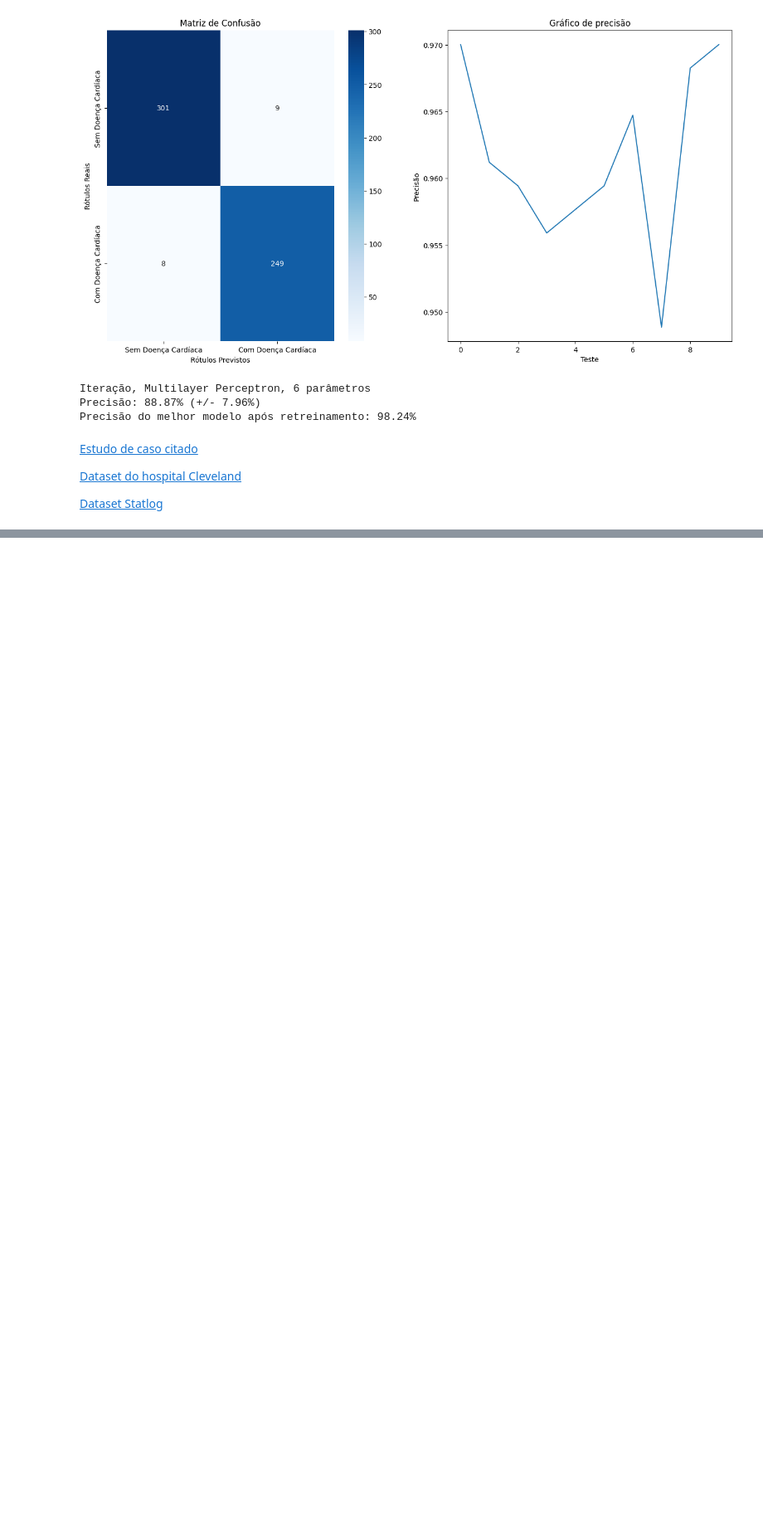
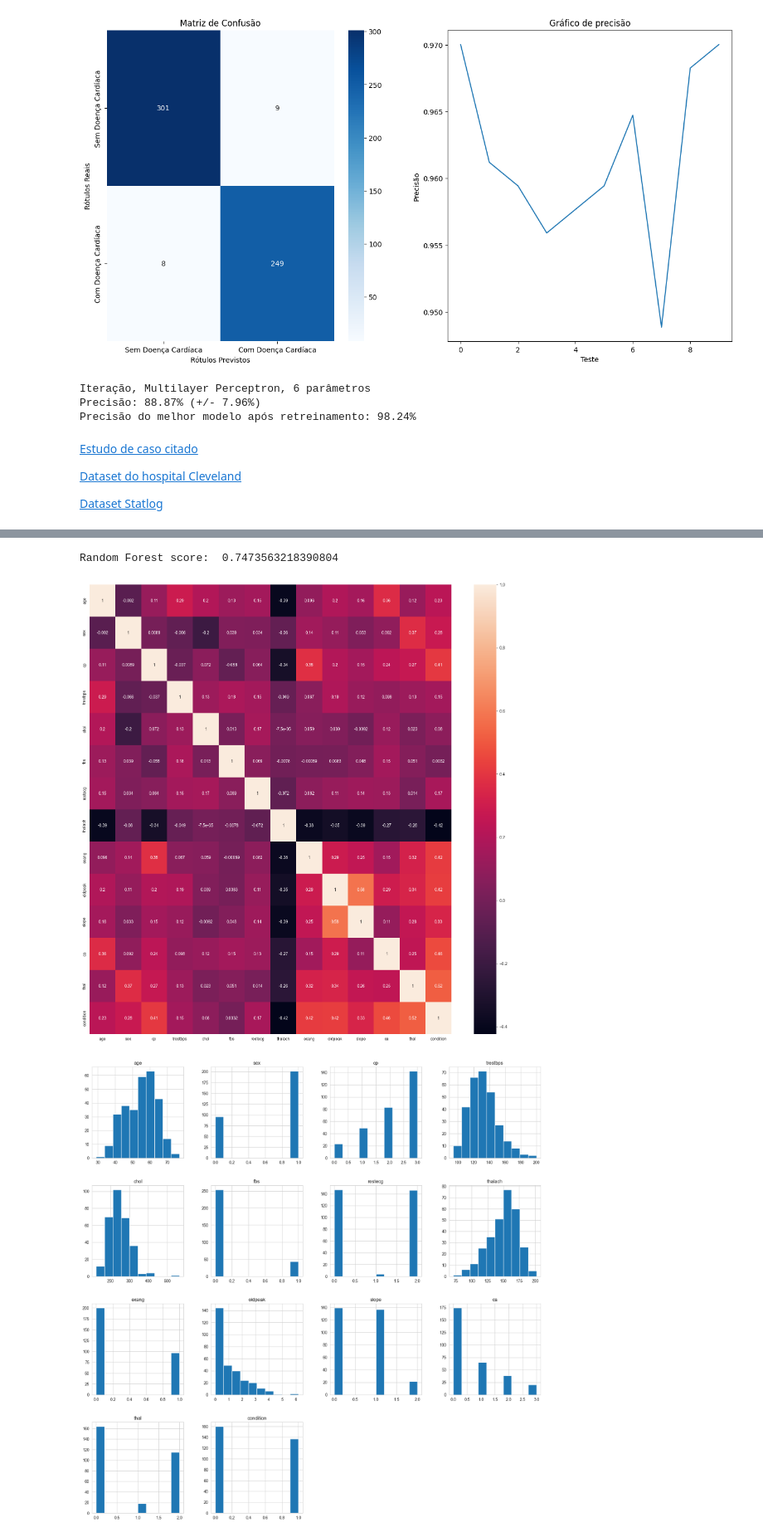
Before and after one commit to GeorgeAlexsander/Cardiac_Disease_Prediction_using_Neural_Networks, a Jupyter notebook: HeartDiseasePrediction.ipynb, the cells around one changed output, grey strips where cells are left out. Shown at 83% size. Cells and saved outputs as stored; diff of their text form; code cells hidden in the pictures; blank space fills up the shorter version.

```diff
--- a/HeartDiseasePrediction.ipynb
+++ b/HeartDiseasePrediction.ipynb
@@ -1163,0 +1175,66 @@ Precisão do melhor modelo após retreinamento: 98.24%
+# %%
+import numpy as np
+import pandas as pd
+import matplotlib.pyplot as plt
+from matplotlib import rcParams
+from matplotlib.cm import rainbow
+import warnings
+import seaborn as sns
+from sklearn.model_selection import train_test_split
+from sklearn.preprocessing import StandardScaler
+from sklearn.neighbors import KNeighborsClassifier
+from sklearn.tree import DecisionTreeClassifier
+from sklearn.ensemble import RandomForestClassifier
+from sklearn.model_selection import cross_val_score
+
+warnings.filterwarnings('ignore')
+
+# Carregar os dados
+processed_cleveland = 'heart_cleveland_upload.csv'
+df = pd.read_csv(processed_cleveland)
+
+# Análise exploratória de dados
+corrmat = df.corr()
+uniform_data = corrmat.index
+plt.figure(figsize=(20,20))
+g=sns.heatmap(df[uniform_data].corr(),annot=True,cmap="rocket")
+df.hist(figsize=(20,20))
+sns.set_style('whitegrid')
+sns.countplot(x='condition',data=df,palette='flare')
+
+# Pré-processamento de dados
+data = pd.get_dummies(df, columns =  ['sex', 'cp', 'fbs', 'restecg', 'exang', 'slope', 'ca', 'thal'])
+standardScaler = StandardScaler()
+columns_to_scale = ['age', 'trestbps', 'chol', 'thalach', 'oldpeak']
+data[columns_to_scale] = standardScaler.fit_transform(data[columns_to_scale])
+
+# Dividir os dados em conjuntos de treinamento e teste
+y = data['condition']
+X = data.drop(['condition'], axis = 1)
+X_train, X_test, y_train, y_test = train_test_split(X, y, test_size=0.2, random_state=42)
+
+# Treinar o modelo KNN
+knn_scores = []
+for k in range(1,21):
+    knn_classifier = KNeighborsClassifier(n_neighbors = k)
+    score=cross_val_score(knn_classifier,X,y,cv=10)
+    knn_scores.append(score.mean())
+
+# Plotar os resultados
+plt.figure(figsize=(20,20))
+plt.plot([k for k in range(1, 21)], knn_scores, color = 'red')
+for i in range(1,21):
+    plt.text(i, knn_scores[i-1], (i, knn_scores[i-1]))
+plt.xticks([i for i in range(1, 21)])
+plt.xlabel('Number of Neighbors (K)')
+plt.ylabel('Scores')
+plt.title('K Neighbors Classifier scores for different K values')
+
+# Treinar o modelo Random Forest
+randomforest_classifier= RandomForestClassifier(n_estimators=10)
+score=cross_val_score(randomforest_classifier,X,y,cv=10)
+print("Random Forest score: ", score.mean())
+# %% [output]
+Random Forest score:  0.7473563218390804
+[figure, added]
+[figure, added]
```
Also changed, not shown: parts of 5 cells of this notebook, 1 other file.
